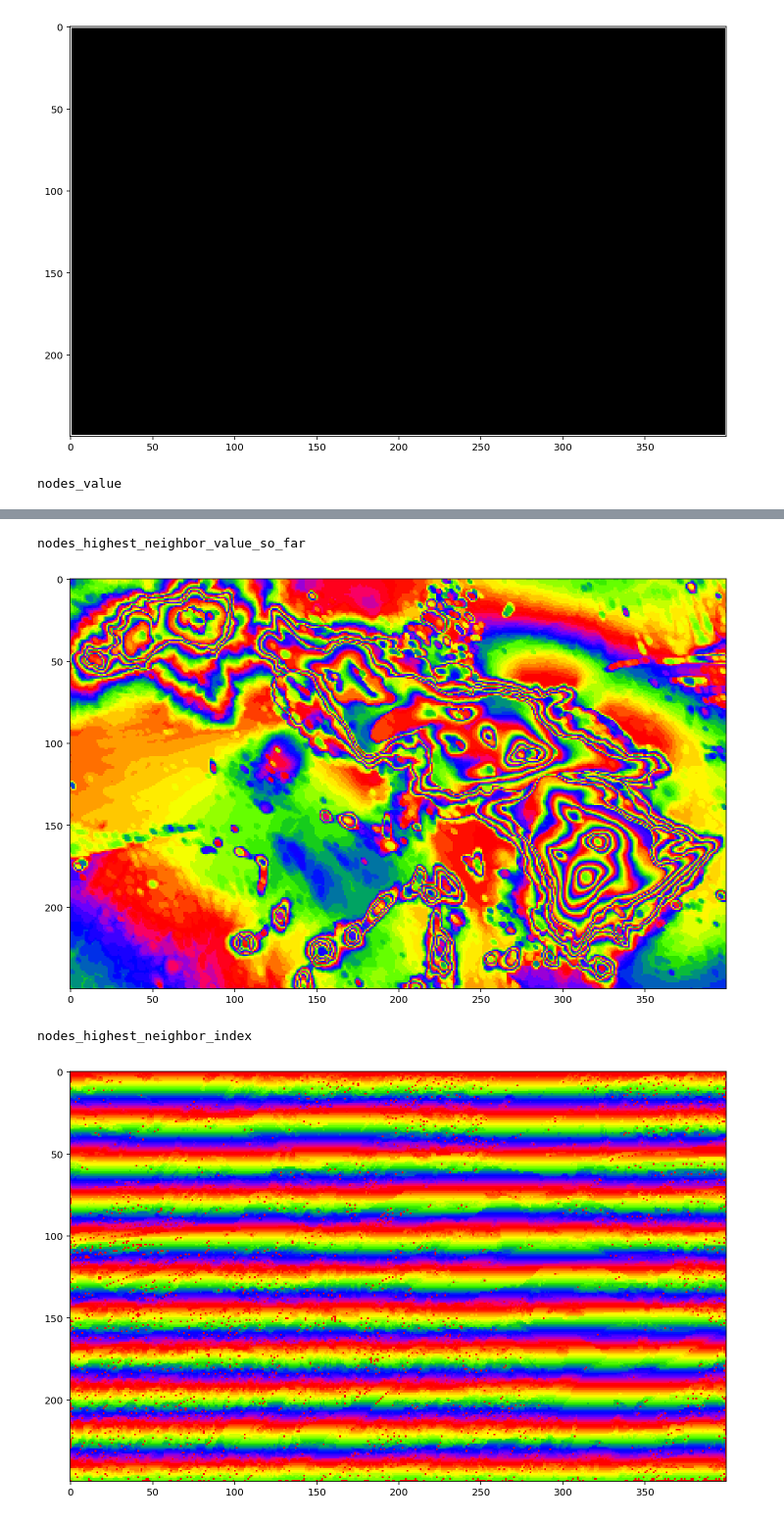
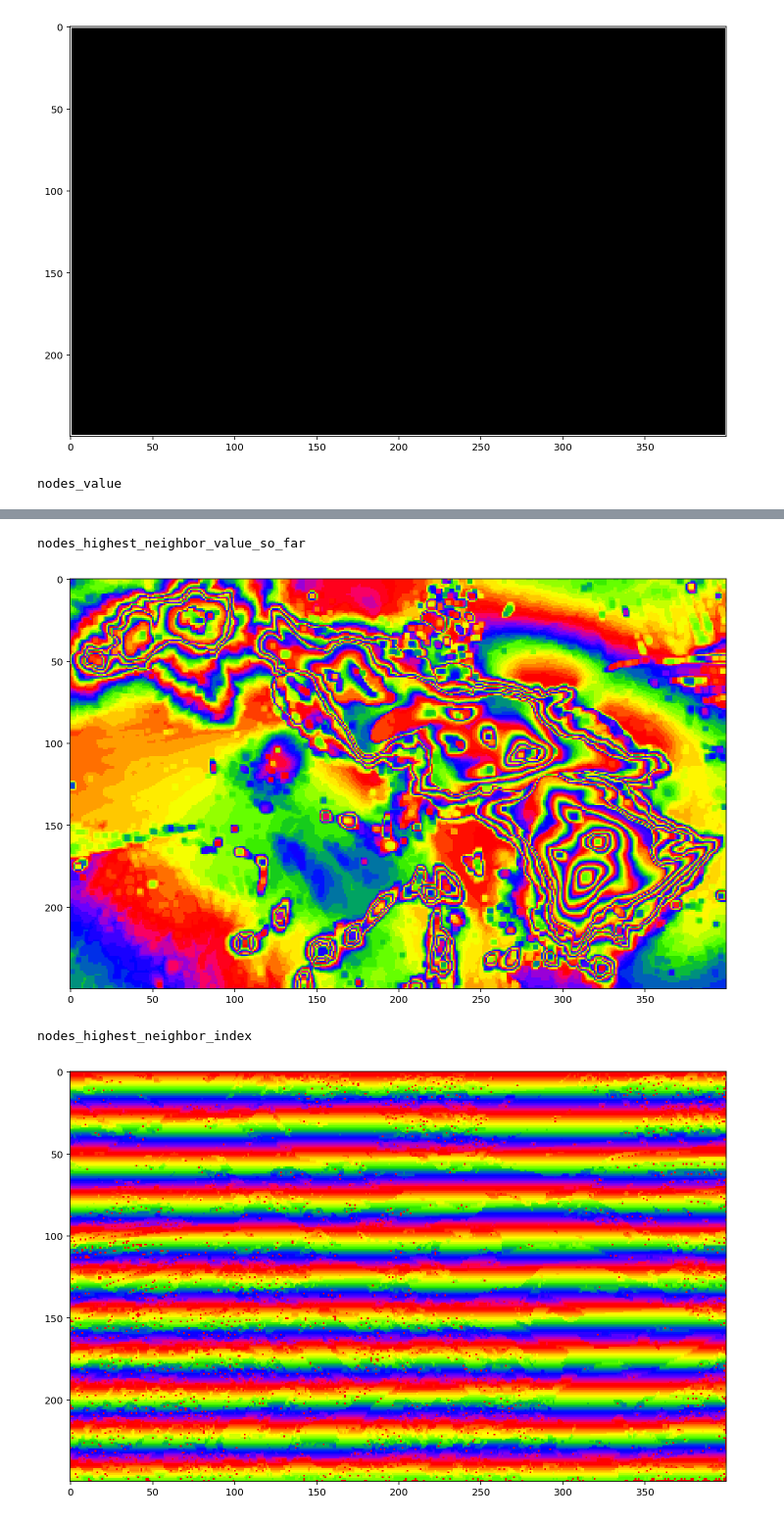
Before and after one commit to conradarcturus/mapalgo, a Jupyter notebook: 02_Mountain_Ranges.ipynb, the cells around one changed output, grey strips where cells are left out. Shown at 98% size. Saved outputs shown, nothing was run; the diff lists cells and outputs as text; code cells hidden in the pictures.

```diff
--- a/02_Mountain_Ranges.ipynb
+++ b/02_Mountain_Ranges.ipynb
@@ -51,7 +51,7 @@ RasterImage(map_elevation) \
 # %%
 # Test out getting the highest neighbor
 map_instance = map_elevation
-radius = 1
+radius = 1.5 # Adjacent & Orthogonal
 wrap = False
 
 nodes_value = map_instance.getDataFlat()
@@ -60,43 +60,46 @@ gridded_node_index = nodes_index.reshape(map_instance.getDims())
 gridded_value = map_instance.getDataMatrix()
 nodes_highest_neighbor_index = np.full(map_instance.getNumNodes(), -1)
 
-for x in range(-radius, radius+1):
-    for y in range(-radius, radius+1):
-        if (x + y == 0):
+rounded_radius = math.floor(radius)
+for x in range(-rounded_radius, rounded_radius+1):
+    for y in range(-rounded_radius, rounded_radius+1):
+        # Only compute for neighboring edges under the radius
+        if((x == 0 and y == 0) or (x**2+y**2)**0.5 > radius):
             continue
+
         # For neighboring nodes, find out if they are higher than the node
         nodes_neighbor_value = np.roll(np.roll(gridded_value, x, 0), y, 1).flatten()
         nodes_neighbor_is_higher = nodes_neighbor_value > nodes_highest_neighbor_value_so_far
 
         # Remove higher node designations for neighbors that are on the edge
         if (not wrap):
             nodes_neighbor_on_map_edge = np.roll(np.roll(nodes_on_map_edge.reshape(map_instance.getDims()), x, 0), y, 1).flatten()
             nodes_neighbor_is_higher[nodes_neighbor_on_map_edge] = False
 
         # Record the index of the higher neighboring node
         nodes_neighbor_index = np.roll(np.roll(gridded_node_index, x, 0), y, 1).flatten()
         nodes_highest_neighbor_index[nodes_neighbor_is_higher] = nodes_neighbor_index[nodes_neighbor_is_higher]
         nodes_highest_neighbor_value_so_far[nodes_neighbor_is_higher] = nodes_neighbor_value[nodes_neighbor_is_higher]
 
 print('nodes_value')
 RasterImage(map_elevation) \
     .addLayer('higher_index', nodes_value, colormap='prism', transforms=['norm']) \
     .display().final()
 print('nodes_highest_neighbor_value_so_far')
 RasterImage(map_elevation) \
     .addLayer('higher_index', nodes_highest_neighbor_value_so_far, colormap='prism', transforms=['norm']) \
     .display().final()
 print('nodes_highest_neighbor_index')
 RasterImage(map_elevation) \
     .addLayer('higher_index', nodes_highest_neighbor_index, colormap='prism', transforms=['norm']) \
     .display().final()
 # %% [output]
 nodes_value
 [figure]
 nodes_highest_neighbor_value_so_far
 [figure]
 nodes_highest_neighbor_index
-[figure, old version]
+[figure, new version]
 # %%
 # Move to a library getHighestNeighbor function
 map_highest_neighbor_index = getHighestNeighbor(map_elevation)
```
Also changed, not shown: parts of 4 cells of this notebook, 8 other files.
